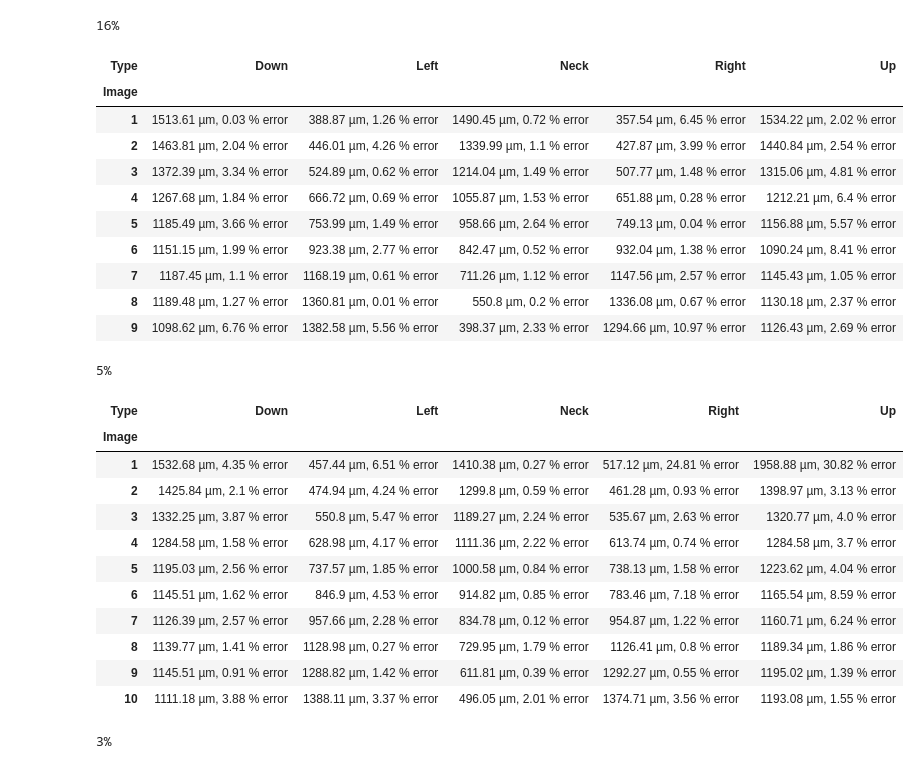
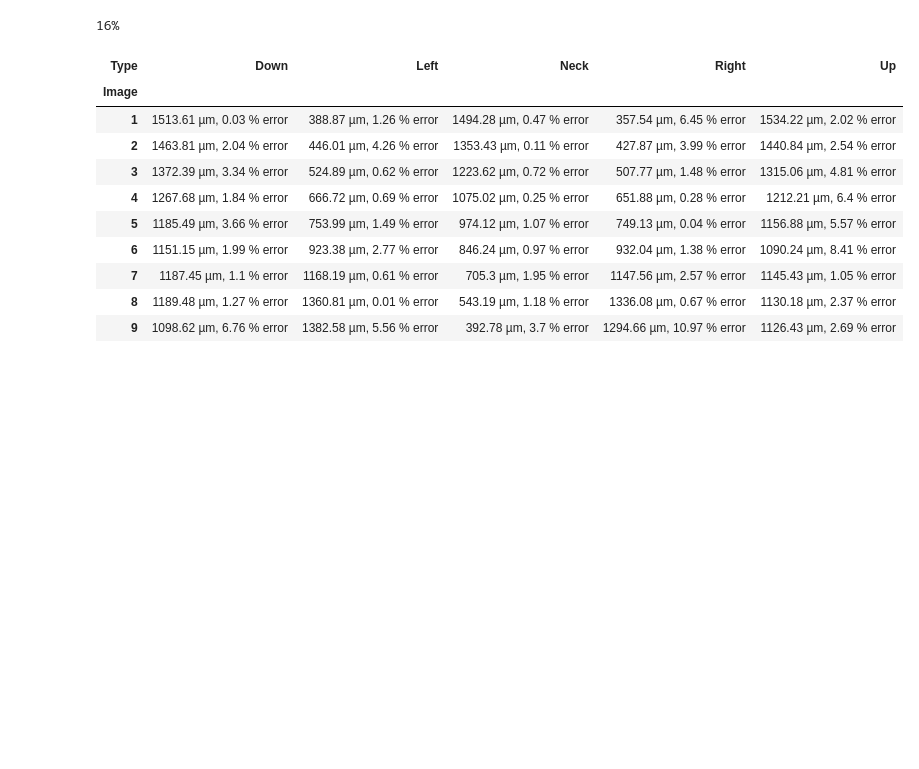
Before and after one commit to petkokp/capillary-bridges-image-analysis, a Jupyter notebook: capillary_bridges_image_analysis.ipynb, the cells around one changed output. Drawn from its saved outputs; the diff is of its cells as text; code cells hidden in the pictures; blank space fills up the shorter version.

```diff
--- a/capillary_bridges_image_analysis.ipynb
+++ b/capillary_bridges_image_analysis.ipynb
@@ -103,6 +180,14 @@ def process_image(img, index, correct_values):
 
     brightened_image = brighten(roi)
 
+    from PIL import Image
+    im = Image.fromarray(roi)
+    path = f"testing/{index}_brightened.png"
+    im.save(path)
+
+    hed = predict(path)
+
+    # standard_imgray = hed #cv2.cvtColor(hed, cv2.COLOR_BGR2GRAY)
     standard_imgray = cv2.cvtColor(roi, cv2.COLOR_BGR2GRAY)
 
     brightened_imgray = cv2.cvtColor(brightened_image, cv2.COLOR_BGR2GRAY)
@@ -267,39 +371,24 @@ for result in sequences_results:
 # %%
 from IPython.display import display_html
 
 df1_styler = tables[0].style.set_table_attributes(
     "style='display:inline'").set_caption('16%')
-df2_styler = tables[1].style.set_table_attributes(
-    "style='display:inline'").set_caption('5%')
-df3_styler = tables[2].style.set_table_attributes(
-    "style='display:inline'").set_caption('3%')
+# df2_styler = tables[1].style.set_table_attributes(
+#     "style='display:inline'").set_caption('5%')
+# df3_styler = tables[2].style.set_table_attributes(
+#     "style='display:inline'").set_caption('3%')
 
-display_html(df1_styler._repr_html_()+df2_styler._repr_html_() +
-             df3_styler._repr_html_(), raw=True)
+display_html(df1_styler._repr_html_(), raw=True)
 # %% [output]
 16%
 | Type | Down | Left | Neck | Right | Up |
 | Image |  |  |  |  |  |
-| 1 | 1513.61 µm, 0.03 % error | 388.87 µm, 1.26 % error | 1490.45 µm, 0.72 % error | 357.54 µm, 6.45 % error | 1534.22 µm, 2.02 % error |
-| 2 | 1463.81 µm, 2.04 % error | 446.01 µm, 4.26 % error | 1339.99 µm, 1.1 % error | 427.87 µm, 3.99 % error | 1440.84 µm, 2.54 % error |
-| 3 | 1372.39 µm, 3.34 % error | 524.89 µm, 0.62 % error | 1214.04 µm, 1.49 % error | 507.77 µm, 1.48 % error | 1315.06 µm, 4.81 % error |
-| 4 | 1267.68 µm, 1.84 % error | 666.72 µm, 0.69 % error | 1055.87 µm, 1.53 % error | 651.88 µm, 0.28 % error | 1212.21 µm, 6.4 % error |
-| 5 | 1185.49 µm, 3.66 % error | 753.99 µm, 1.49 % error | 958.66 µm, 2.64 % error | 749.13 µm, 0.04 % error | 1156.88 µm, 5.57 % error |
-| 6 | 1151.15 µm, 1.99 % error | 923.38 µm, 2.77 % error | 842.47 µm, 0.52 % error | 932.04 µm, 1.38 % error | 1090.24 µm, 8.41 % error |
-| 7 | 1187.45 µm, 1.1 % error | 1168.19 µm, 0.61 % error | 711.26 µm, 1.12 % error | 1147.56 µm, 2.57 % error | 1145.43 µm, 1.05 % error |
-| 8 | 1189.48 µm, 1.27 % error | 1360.81 µm, 0.01 % error | 550.8 µm, 0.2 % error | 1336.08 µm, 0.67 % error | 1130.18 µm, 2.37 % error |
-| 9 | 1098.62 µm, 6.76 % error | 1382.58 µm, 5.56 % error | 398.37 µm, 2.33 % error | 1294.66 µm, 10.97 % error | 1126.43 µm, 2.69 % error |
+| 1 | 1513.61 µm, 0.03 % error | 388.87 µm, 1.26 % error | 1494.28 µm, 0.47 % error | 357.54 µm, 6.45 % error | 1534.22 µm, 2.02 % error |
+| 2 | 1463.81 µm, 2.04 % error | 446.01 µm, 4.26 % error | 1353.43 µm, 0.11 % error | 427.87 µm, 3.99 % error | 1440.84 µm, 2.54 % error |
+| 3 | 1372.39 µm, 3.34 % error | 524.89 µm, 0.62 % error | 1223.62 µm, 0.72 % error | 507.77 µm, 1.48 % error | 1315.06 µm, 4.81 % error |
+| 4 | 1267.68 µm, 1.84 % error | 666.72 µm, 0.69 % error | 1075.02 µm, 0.25 % error | 651.88 µm, 0.28 % error | 1212.21 µm, 6.4 % error |
+| 5 | 1185.49 µm, 3.66 % error | 753.99 µm, 1.49 % error | 974.12 µm, 1.07 % error | 749.13 µm, 0.04 % error | 1156.88 µm, 5.57 % error |
+| 6 | 1151.15 µm, 1.99 % error | 923.38 µm, 2.77 % error | 846.24 µm, 0.97 % error | 932.04 µm, 1.38 % error | 1090.24 µm, 8.41 % error |
+| 7 | 1187.45 µm, 1.1 % error | 1168.19 µm, 0.61 % error | 705.3 µm, 1.95 % error | 1147.56 µm, 2.57 % error | 1145.43 µm, 1.05 % error |
+| 8 | 1189.48 µm, 1.27 % error | 1360.81 µm, 0.01 % error | 543.19 µm, 1.18 % error | 1336.08 µm, 0.67 % error | 1130.18 µm, 2.37 % error |
+| 9 | 1098.62 µm, 6.76 % error | 1382.58 µm, 5.56 % error | 392.78 µm, 3.7 % error | 1294.66 µm, 10.97 % error | 1126.43 µm, 2.69 % error |
-5%
-| Type | Down | Left | Neck | Right | Up |
-| Image |  |  |  |  |  |
-| 1 | 1532.68 µm, 4.35 % error | 457.44 µm, 6.51 % error | 1410.38 µm, 0.27 % error | 517.12 µm, 24.81 % error | 1958.88 µm, 30.82 % error |
-| 2 | 1425.84 µm, 2.1 % error | 474.94 µm, 4.24 % error | 1299.8 µm, 0.59 % error | 461.28 µm, 0.93 % error | 1398.97 µm, 3.13 % error |
-| 3 | 1332.25 µm, 3.87 % error | 550.8 µm, 5.47 % error | 1189.27 µm, 2.24 % error | 535.67 µm, 2.63 % error | 1320.77 µm, 4.0 % error |
-| 4 | 1284.58 µm, 1.58 % error | 628.98 µm, 4.17 % error | 1111.36 µm, 2.22 % error | 613.74 µm, 0.74 % error | 1284.58 µm, 3.7 % error |
-| 5 | 1195.03 µm, 2.56 % error | 737.57 µm, 1.85 % error | 1000.58 µm, 0.84 % error | 738.13 µm, 1.58 % error | 1223.62 µm, 4.04 % error |
-| 6 | 1145.51 µm, 1.62 % error | 846.9 µm, 4.53 % error | 914.82 µm, 0.85 % error | 783.46 µm, 7.18 % error | 1165.54 µm, 8.59 % error |
-| 7 | 1126.39 µm, 2.57 % error | 957.66 µm, 2.28 % error | 834.78 µm, 0.12 % error | 954.87 µm, 1.22 % error | 1160.71 µm, 6.24 % error |
-| 8 | 1139.77 µm, 1.41 % error | 1128.98 µm, 0.27 % error | 729.95 µm, 1.79 % error | 1126.41 µm, 0.8 % error | 1189.34 µm, 1.86 % error |
-| 9 | 1145.51 µm, 0.91 % error | 1288.82 µm, 1.42 % error | 611.81 µm, 0.39 % error | 1292.27 µm, 0.55 % error | 1195.02 µm, 1.39 % error |
-| 10 | 1111.18 µm, 3.88 % error | 1388.11 µm, 3.37 % error | 496.05 µm, 2.01 % error | 1374.71 µm, 3.56 % error | 1193.08 µm, 1.55 % error |
-3%
```
Also changed, not shown: parts of 5 cells of this notebook, 26 other files.
